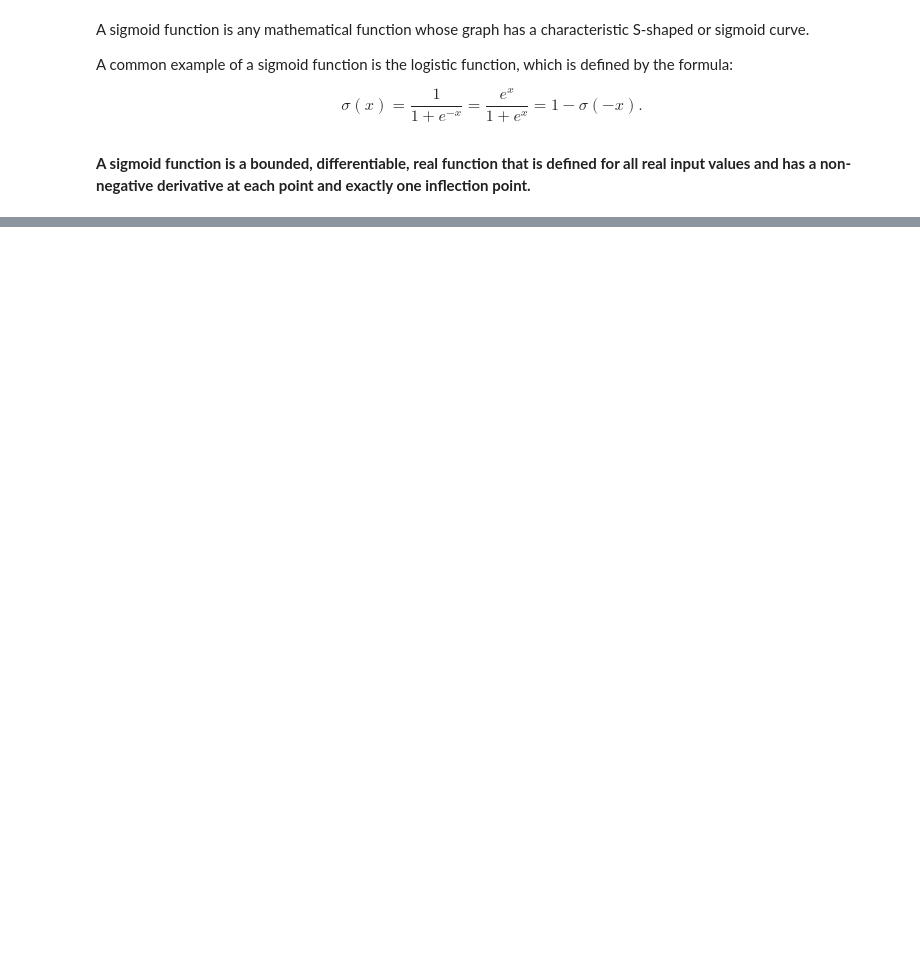
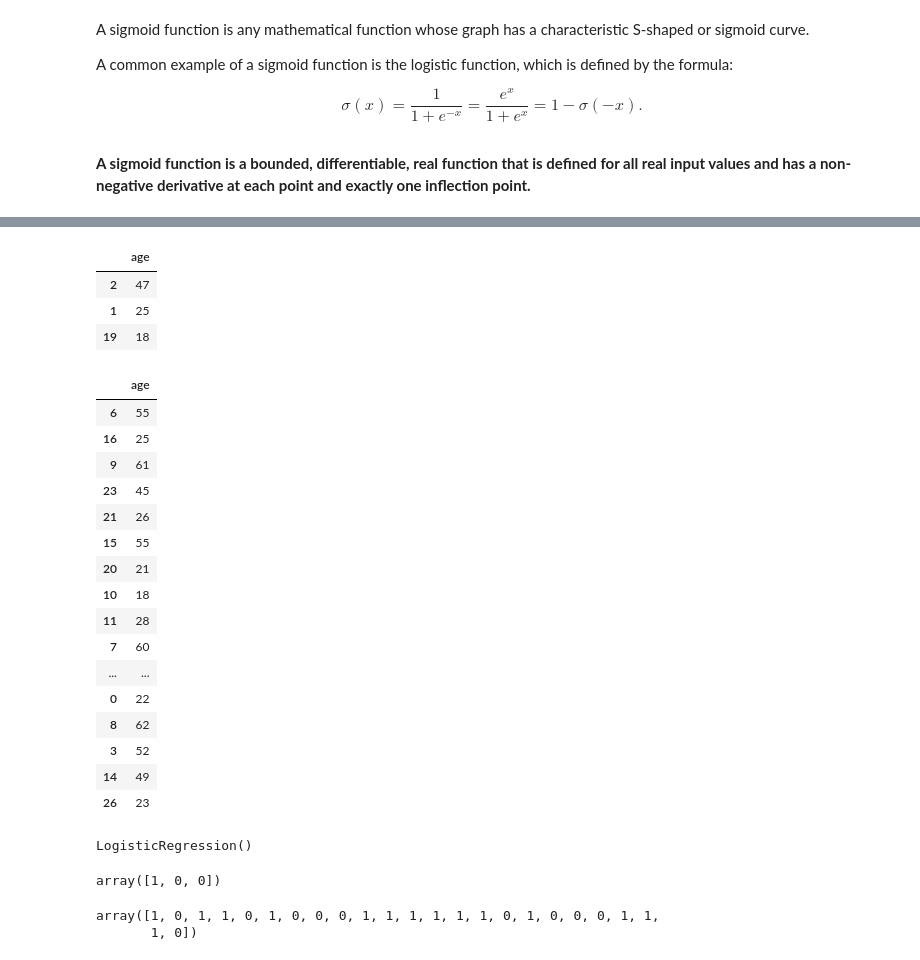
Before and after one commit to 99Hassam99/01_DATASCIENCE_ROADMAP, a Jupyter notebook: 10_Machine_Learning/07_Logistic_Regression_Binary_Classification_.ipynb, the cells around one changed output, grey strips where cells are left out. Drawn from its saved outputs; the diff is of its cells as text; code cells hidden in the pictures; blank space fills up the shorter version.

```diff
--- a/10_Machine_Learning/07_Logistic_Regression_Binary_Classification_.ipynb
+++ b/10_Machine_Learning/07_Logistic_Regression_Binary_Classification_.ipynb
@@ -76,0 +128,27 @@ $$ {\displaystyle \sigma (x)={\frac {1}{1+e^{-x}}}={\frac {e^{x}}{1+e^{x}}}=1-\s
+# %%
+x_test
+# %% [output]
+|  | age |
+| 2 | 47 |
+| 1 | 25 |
+| 19 | 18 |
+# %%
+x_train
+# %% [output]
+|  | age |
+| 6 | 55 |
+| 16 | 25 |
+| 9 | 61 |
+| 23 | 45 |
+| 21 | 26 |
+| 15 | 55 |
+| 20 | 21 |
+| 10 | 18 |
+| 11 | 28 |
+| 7 | 60 |
+| ... | ... |
+| 0 | 22 |
+| 8 | 62 |
+| 3 | 52 |
+| 14 | 49 |
+| 26 | 23 |
@@ -76,0 +159,13 @@ $$ {\displaystyle \sigma (x)={\frac {1}{1+e^{-x}}}={\frac {e^{x}}{1+e^{x}}}=1-\s
+# %%
+model.fit(x_train, y_train)
+# %% [output]
+LogisticRegression()
+# %%
+model.predict(x_test)
+# %% [output]
+array([1, 0, 0])
+# %%
+model.predict(x_train)
+# %% [output]
+array([1, 0, 1, 1, 0, 1, 0, 0, 0, 1, 1, 1, 1, 1, 1, 0, 1, 0, 0, 0, 1, 1,
+       1, 0])
```
Also changed, not shown: parts of 32 cells of this notebook, 3 other files.
